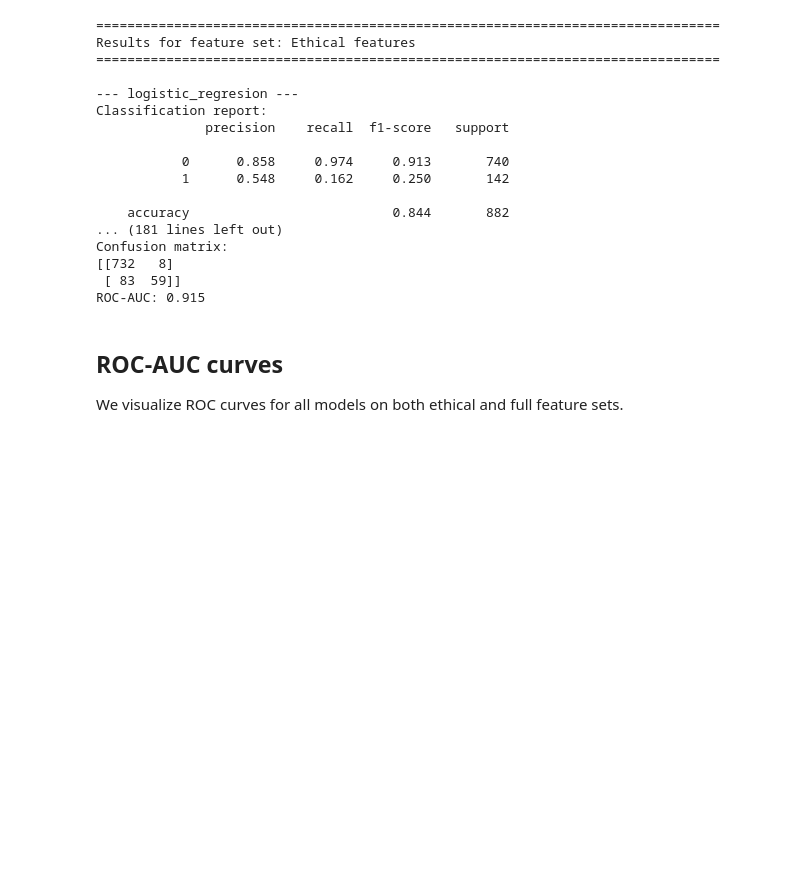
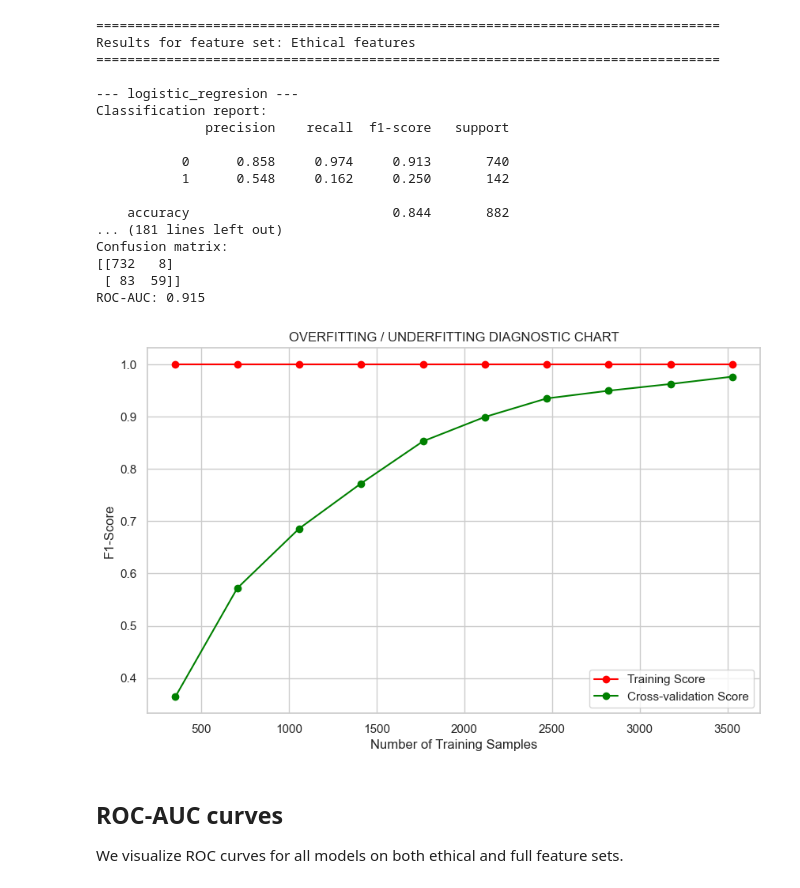
Before and after one commit to Low8/AI-group_5, a Jupyter notebook: project.ipynb, the cells around one changed output. Saved outputs shown, nothing was run; the diff lists cells and outputs as text; code cells hidden in the pictures; blank space fills up the shorter version.

```diff
--- a/project.ipynb
+++ b/project.ipynb
@@ -503,6 +503,43 @@ Confusion matrix:
 [[732   8]
  [ 83  59]]
 ROC-AUC: 0.915
+# %%
+from sklearn.model_selection import cross_val_score, learning_curve, StratifiedKFold
+
+# 1. Initialize K-Fold (splitting data into 5 equal parts)
+# Using StratifiedKFold ensures the class ratio (Attrition Yes/No) is preserved in each fold
+skf = StratifiedKFold(n_splits=5, shuffle=True, random_state=42)
+
+# 2. Select the best model (Random Forest is typically the strongest for this project)
+rf_check = RandomForestClassifier(n_estimators=200, random_state=42)
+
+# 3. Calculate Learning Curve
+train_sizes, train_scores, test_scores = learning_curve(
+    rf_check, X_ethical, y, cv=skf, scoring='f1', n_jobs=-1,
+    train_sizes=np.linspace(0.1, 1.0, 10)
+)
+
+# Calculate mean scores
+train_mean = np.mean(train_scores, axis=1)
+test_mean = np.mean(test_scores, axis=1)
+
+# 4. Plot the Learning Curve
+plt.figure(figsize=(10, 6))
+
+# Plot Training Score (Red)
+plt.plot(train_sizes, train_mean, 'o-', color="red", label="Training Score")
+
+# Plot Cross-Validation Score (Green)
+plt.plot(train_sizes, test_mean, 'o-', color="green", label="Cross-validation Score")
+
+plt.title("OVERFITTING / UNDERFITTING DIAGNOSTIC CHART")
+plt.xlabel("Number of Training Samples")
+plt.ylabel("F1-Score")
+plt.legend(loc="best")
+plt.grid(True)
+plt.show()
+# %% [output]
+[figure, added]
 # %% [markdown]
 ## ROC-AUC curves
 
```
